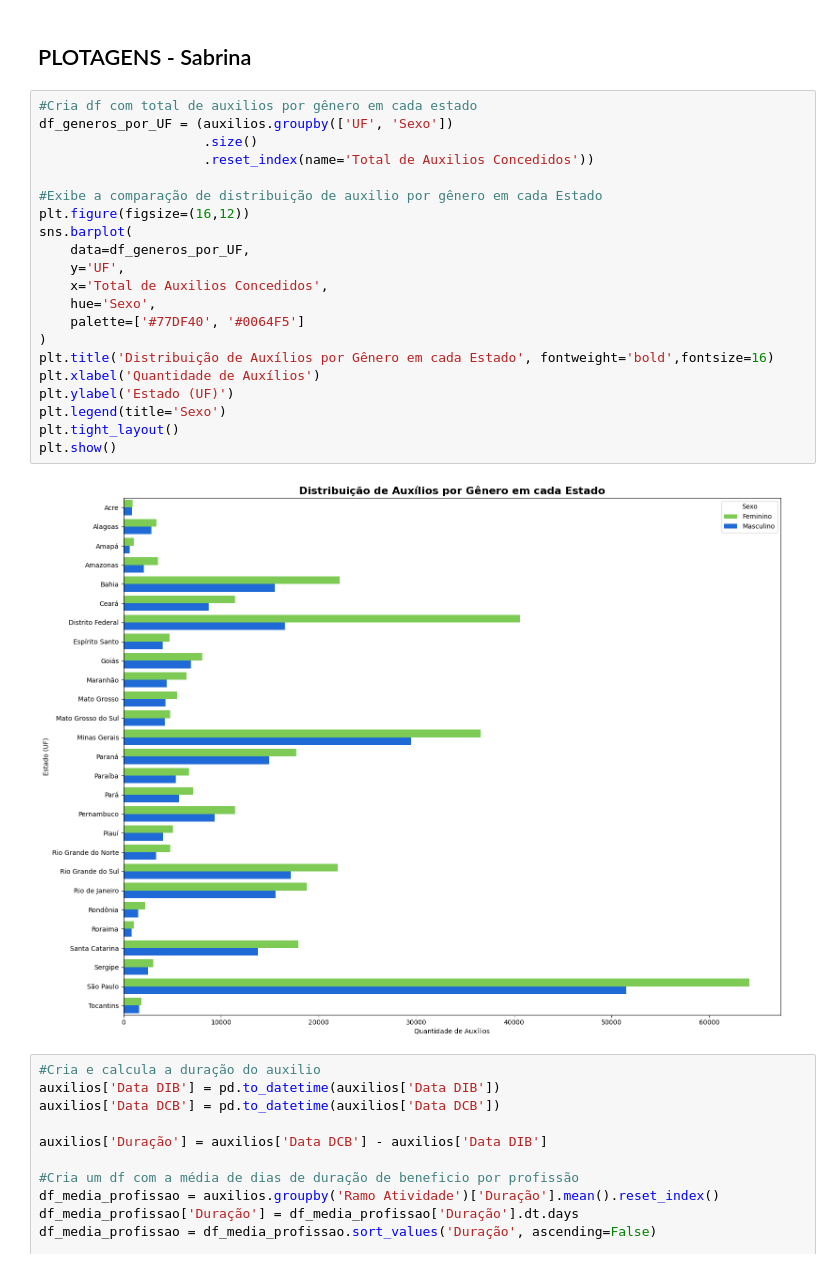
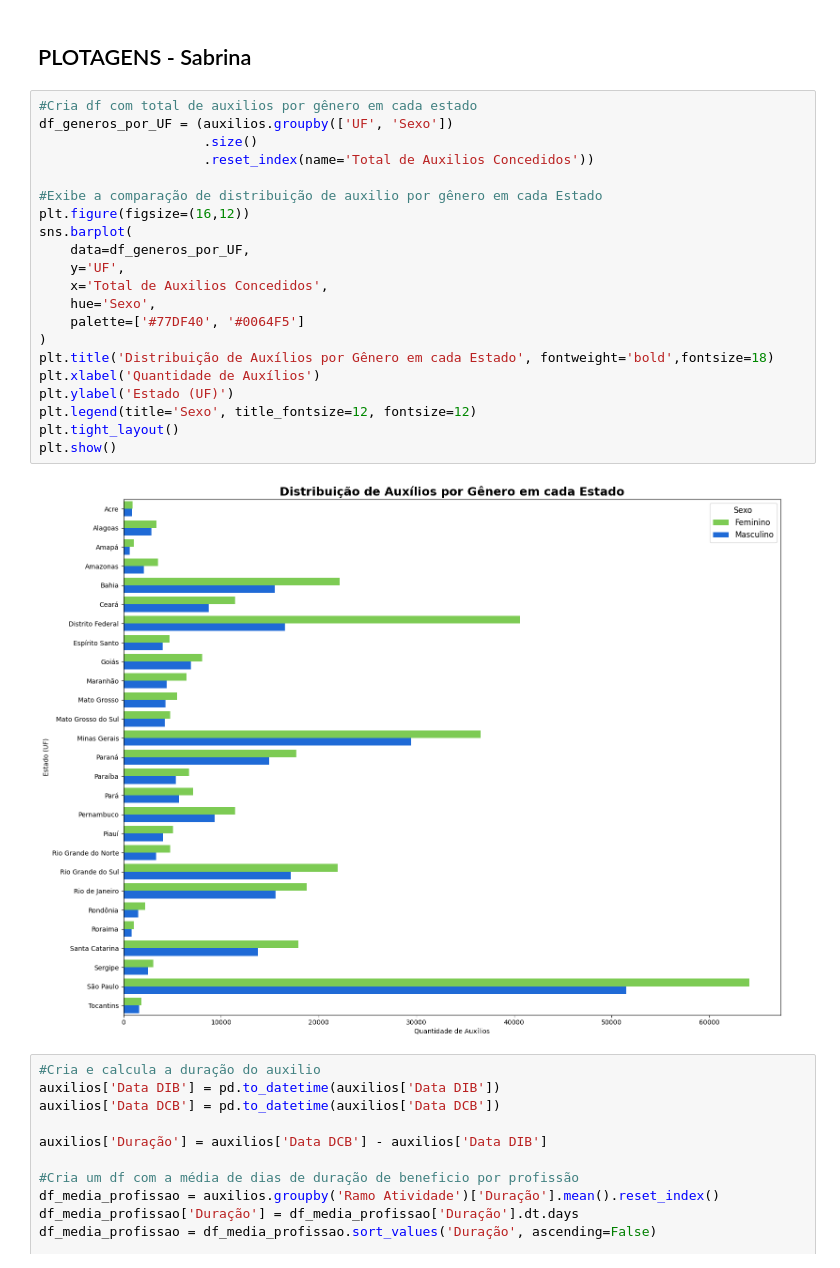
Before and after one commit to Estressei/ProjetoTrilhaDados, a Jupyter notebook: apresentacao.ipynb, the cells around one changed output. Cells and saved outputs as stored; diff of their text form.

```diff
--- a/apresentacao.ipynb
+++ b/apresentacao.ipynb
@@ -182,26 +182,26 @@ mapa
 # %%
 #Cria df com total de auxilios por gênero em cada estado
 df_generos_por_UF = (auxilios.groupby(['UF', 'Sexo'])
                      .size()
                      .reset_index(name='Total de Auxilios Concedidos'))
 
 #Exibe a comparação de distribuição de auxilio por gênero em cada Estado
 plt.figure(figsize=(16,12))
 sns.barplot(
     data=df_generos_por_UF,
     y='UF',
     x='Total de Auxilios Concedidos',
     hue='Sexo',
     palette=['#77DF40', '#0064F5']
 )
-plt.title('Distribuição de Auxílios por Gênero em cada Estado', fontweight='bold',fontsize=16)
+plt.title('Distribuição de Auxílios por Gênero em cada Estado', fontweight='bold',fontsize=18)
 plt.xlabel('Quantidade de Auxílios')
 plt.ylabel('Estado (UF)')
-plt.legend(title='Sexo')
+plt.legend(title='Sexo', title_fontsize=12, fontsize=12)
 plt.tight_layout()
 plt.show()
 # %% [output]
-[figure, old version]
+[figure, new version]
 # %%
 #Cria e calcula a duração do auxilio
 auxilios['Data DIB'] = pd.to_datetime(auxilios['Data DIB'])
```
Also changed, not shown: parts of 2 cells of this notebook.
